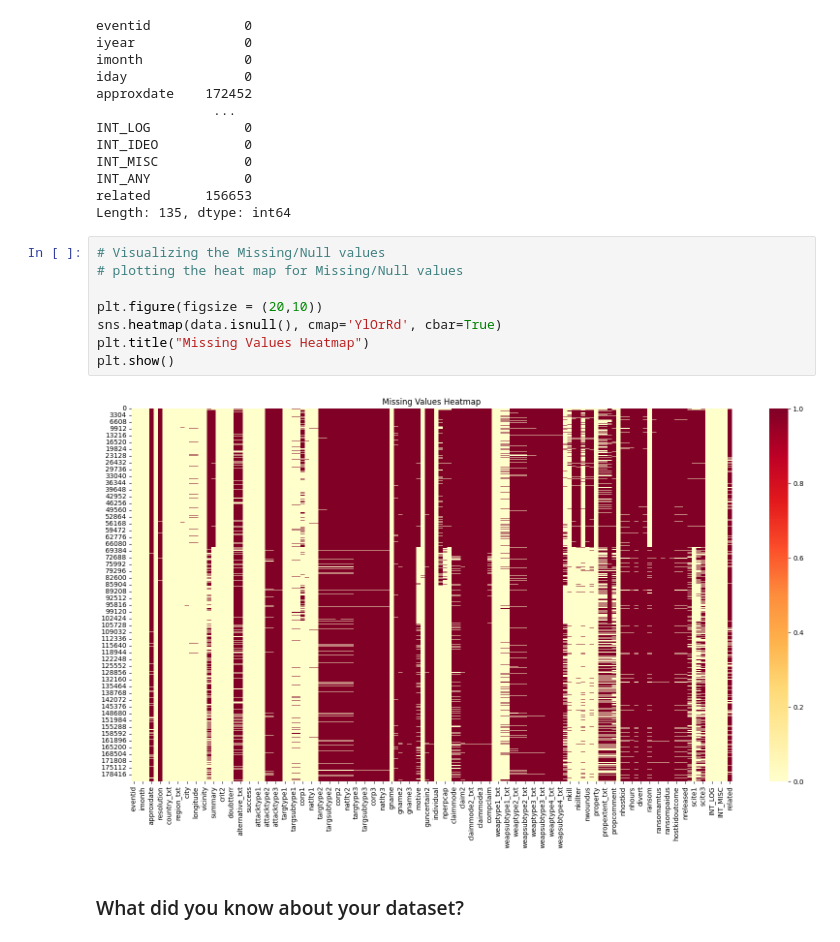
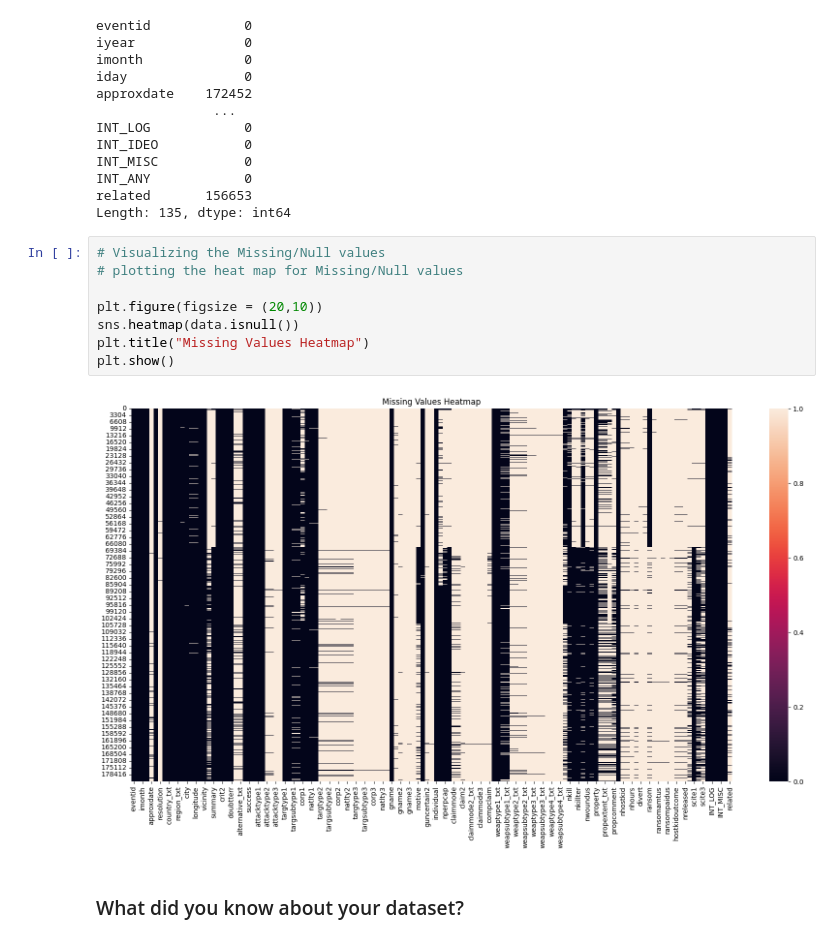
Before and after one commit to vaishnavikaithwas/Global-Terrorism-EDA-Project, a Jupyter notebook: Global_Terrorism_EDA.ipynb, the cells around one changed output. Saved outputs shown, nothing was run; the diff lists cells and outputs as text.

```diff
--- a/Global_Terrorism_EDA.ipynb
+++ b/Global_Terrorism_EDA.ipynb
@@ -186,13 +196,13 @@ Length: 135, dtype: int64
 # %%
 # Visualizing the Missing/Null values
 # plotting the heat map for Missing/Null values
 
 plt.figure(figsize = (20,10))
-sns.heatmap(data.isnull(), cmap='YlOrRd', cbar=True)
+sns.heatmap(data.isnull())
 plt.title("Missing Values Heatmap")
 plt.show()
 # %% [output]
-[figure, old version]
+[figure, new version]
 # %% [markdown]
 ### What did you know about your dataset?
 # %% [markdown]
```
Also changed, not shown: parts of 60 cells of this notebook.
